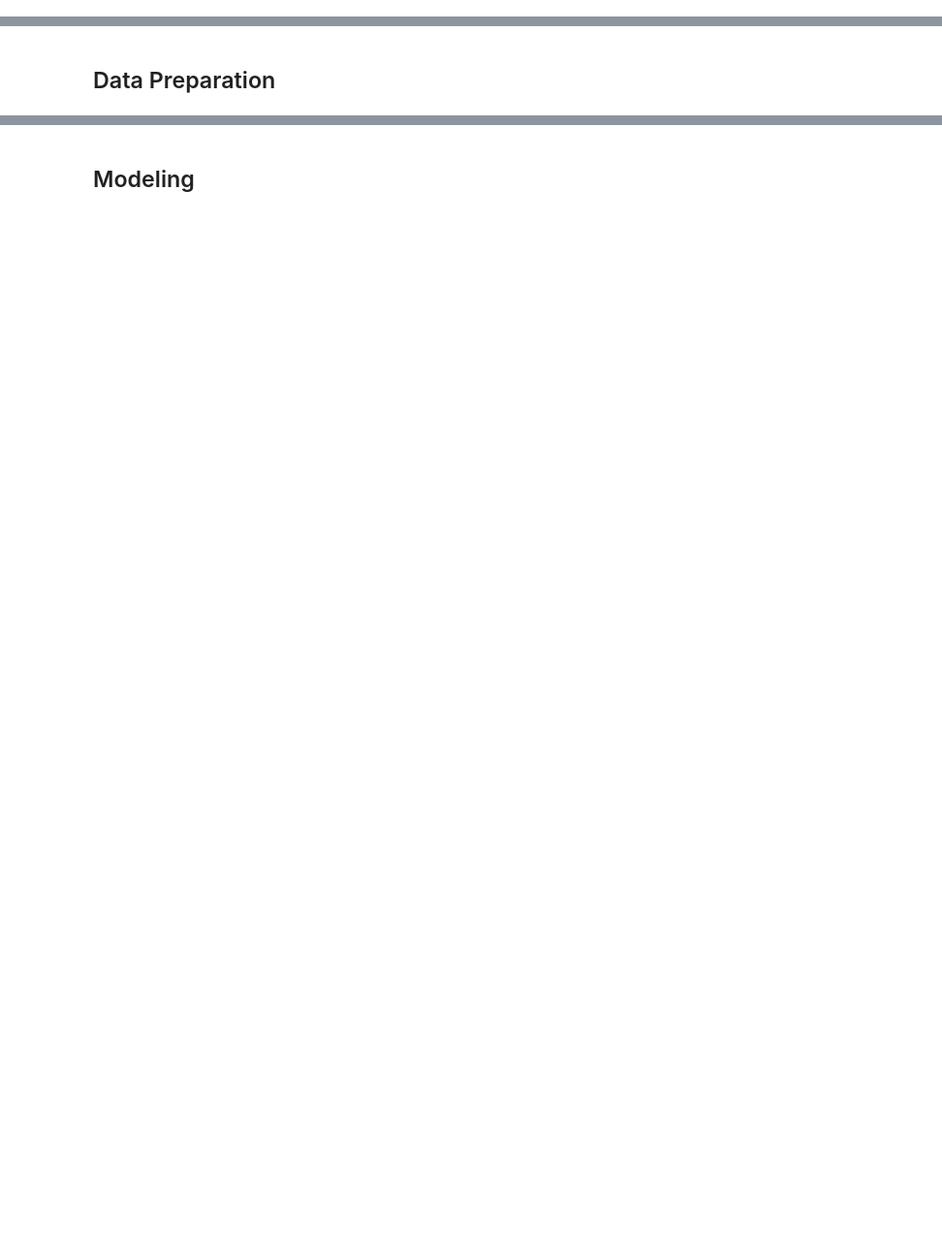
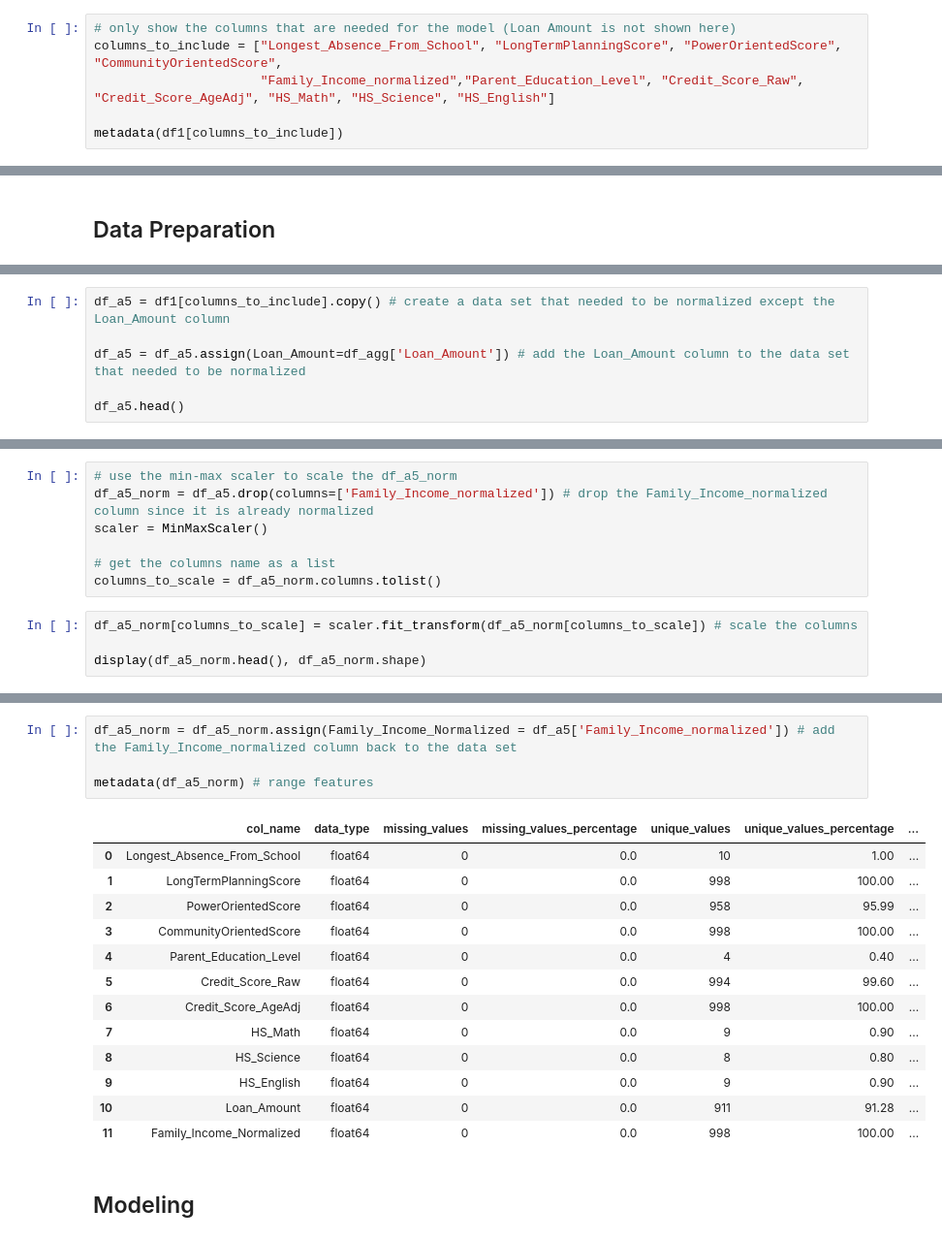
Before and after one commit to MSWinds/dm-group1-project, a Jupyter notebook: Final_Project.ipynb, the cells around one changed output, grey strips where cells are left out. Shown at 97% size. Drawn from its saved outputs; the diff is of its cells as text; blank space fills up the shorter version.

```diff
--- a/Final_Project.ipynb
+++ b/Final_Project.ipynb
@@ -2388,0 +2476,6 @@ We may use distance metrics to deal with the ordinal data.
+# %%
+# only show the columns that are needed for the model (Loan Amount is not shown here)
+columns_to_include = ["Longest_Absence_From_School", "LongTermPlanningScore", "PowerOrientedScore", "CommunityOrientedScore",
+                      "Family_Income_normalized","Parent_Education_Level", "Credit_Score_Raw", "Credit_Score_AgeAdj", "HS_Math", "HS_Science", "HS_English"]
+
+metadata(df1[columns_to_include])
@@ -2390,0 +2506,6 @@ We may use distance metrics to deal with the ordinal data.
+# %%
+df_a5 = df1[columns_to_include].copy() # create a data set that needed to be normalized except the Loan_Amount column
+
+df_a5 = df_a5.assign(Loan_Amount=df_agg['Loan_Amount']) # add the Loan_Amount column to the data set that needed to be normalized
+
+df_a5.head()
@@ -2390,0 +2523,11 @@ We may use distance metrics to deal with the ordinal data.
+# %%
+# use the min-max scaler to scale the df_a5_norm
+df_a5_norm = df_a5.drop(columns=['Family_Income_normalized']) # drop the Family_Income_normalized column since it is already normalized
+scaler = MinMaxScaler()
+
+# get the columns name as a list
+columns_to_scale = df_a5_norm.columns.tolist()
+# %%
+df_a5_norm[columns_to_scale] = scaler.fit_transform(df_a5_norm[columns_to_scale]) # scale the columns
+
+display(df_a5_norm.head(), df_a5_norm.shape)
@@ -2391,2 +2542,20 @@ We may use distance metrics to deal with the ordinal data.
+# %%
+df_a5_norm = df_a5_norm.assign(Family_Income_Normalized = df_a5['Family_Income_normalized']) # add the Family_Income_normalized column back to the data set
+
+metadata(df_a5_norm) # range features
+# %% [output]
+|  | col_name | data_type | missing_values | missing_values_percentage | unique_values | unique_values_percentage | ... |
+| 0 | Longest_Absence_From_School | float64 | 0 | 0.0 | 10 | 1.00 | ... |
+| 1 | LongTermPlanningScore | float64 | 0 | 0.0 | 998 | 100.00 | ... |
+| 2 | PowerOrientedScore | float64 | 0 | 0.0 | 958 | 95.99 | ... |
+| 3 | CommunityOrientedScore | float64 | 0 | 0.0 | 998 | 100.00 | ... |
+| 4 | Parent_Education_Level | float64 | 0 | 0.0 | 4 | 0.40 | ... |
+| 5 | Credit_Score_Raw | float64 | 0 | 0.0 | 994 | 99.60 | ... |
+| 6 | Credit_Score_AgeAdj | float64 | 0 | 0.0 | 998 | 100.00 | ... |
+| 7 | HS_Math | float64 | 0 | 0.0 | 9 | 0.90 | ... |
+| 8 | HS_Science | float64 | 0 | 0.0 | 8 | 0.80 | ... |
+| 9 | HS_English | float64 | 0 | 0.0 | 9 | 0.90 | ... |
+| 10 | Loan_Amount | float64 | 0 | 0.0 | 911 | 91.28 | ... |
+| 11 | Family_Income_Normalized | float64 | 0 | 0.0 | 998 | 100.00 | ... |
 # %% [markdown]
 ## Modeling
```
Also changed, not shown: parts of 46 cells of this notebook.
